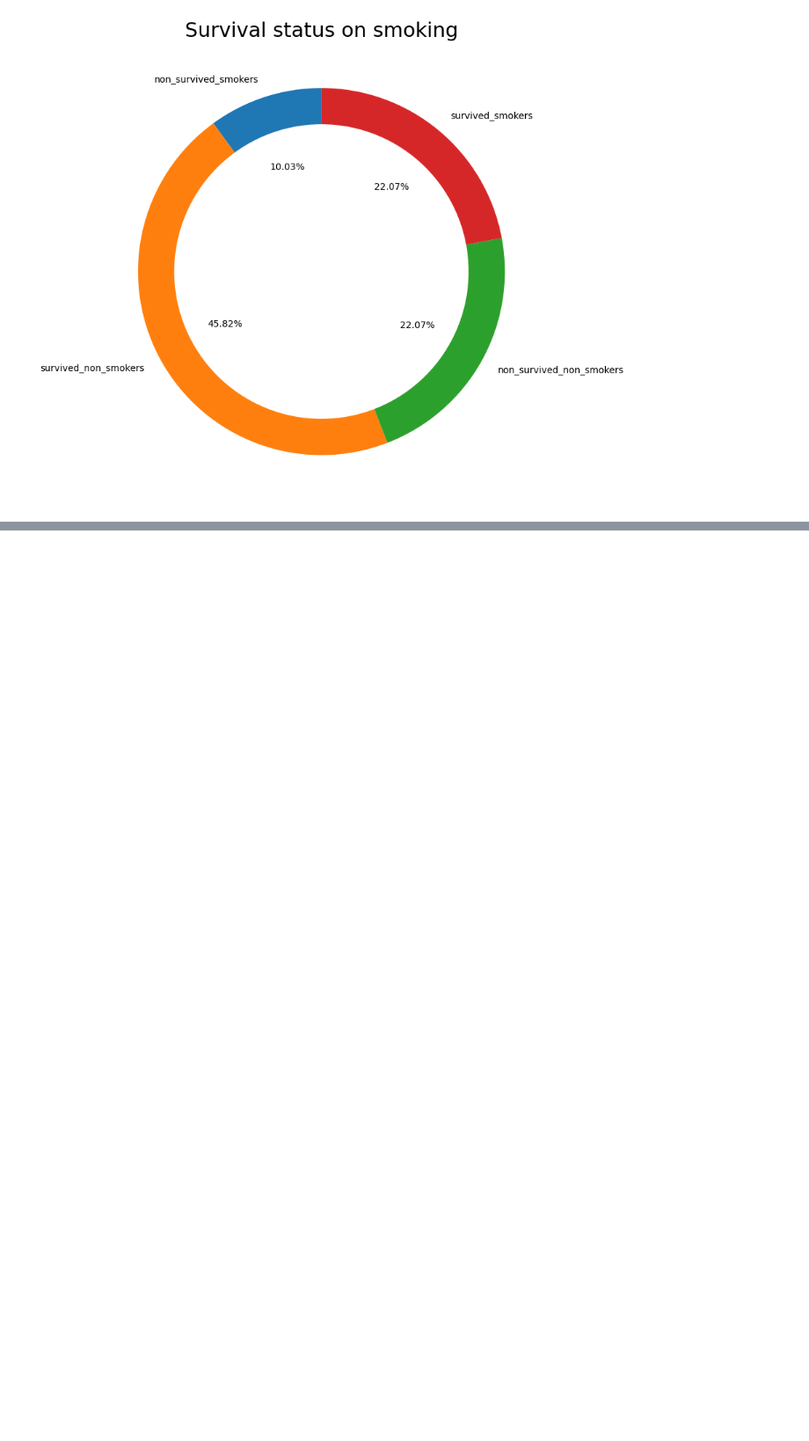
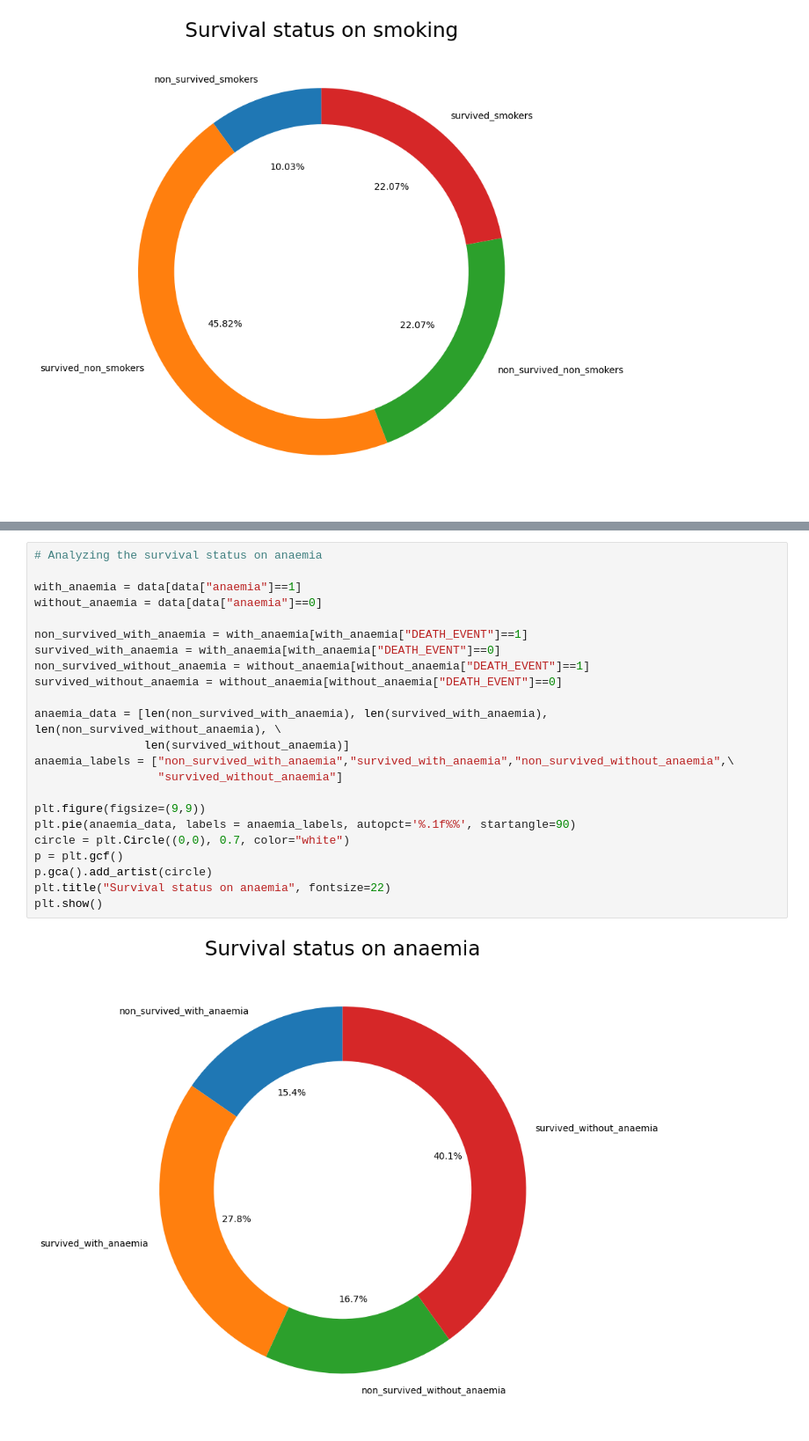
Before and after one commit to bilalsarimeseli/Heart_Failure_Classification_ML_Project, a Jupyter notebook: Heart_Failure_Classification_Project.ipynb, the cells around one changed output, grey strips where cells are left out. Shown at 88% size. Drawn from its saved outputs; the diff is of its cells as text; blank space fills up the shorter version.

```diff
--- a/Heart_Failure_Classification_Project.ipynb
+++ b/Heart_Failure_Classification_Project.ipynb
@@ -221,0 +287,25 @@ plt.show()
+# %%
+# Analyzing the survival status on anaemia
+
+with_anaemia = data[data["anaemia"]==1]
+without_anaemia = data[data["anaemia"]==0]
+
+non_survived_with_anaemia = with_anaemia[with_anaemia["DEATH_EVENT"]==1]
+survived_with_anaemia = with_anaemia[with_anaemia["DEATH_EVENT"]==0]
+non_survived_without_anaemia = without_anaemia[without_anaemia["DEATH_EVENT"]==1]
+survived_without_anaemia = without_anaemia[without_anaemia["DEATH_EVENT"]==0]
+
+anaemia_data = [len(non_survived_with_anaemia), len(survived_with_anaemia), len(non_survived_without_anaemia), \
+                len(survived_without_anaemia)]
+anaemia_labels = ["non_survived_with_anaemia","survived_with_anaemia","non_survived_without_anaemia",\
+                  "survived_without_anaemia"]
+
+plt.figure(figsize=(9,9))
+plt.pie(anaemia_data, labels = anaemia_labels, autopct='%.1f%%', startangle=90)
+circle = plt.Circle((0,0), 0.7, color="white")
+p = plt.gcf()
+p.gca().add_artist(circle)
+plt.title("Survival status on anaemia", fontsize=22)
+plt.show()
+# %% [output]
+[figure, added]
```
Also changed, not shown: parts of 4 cells of this notebook.
